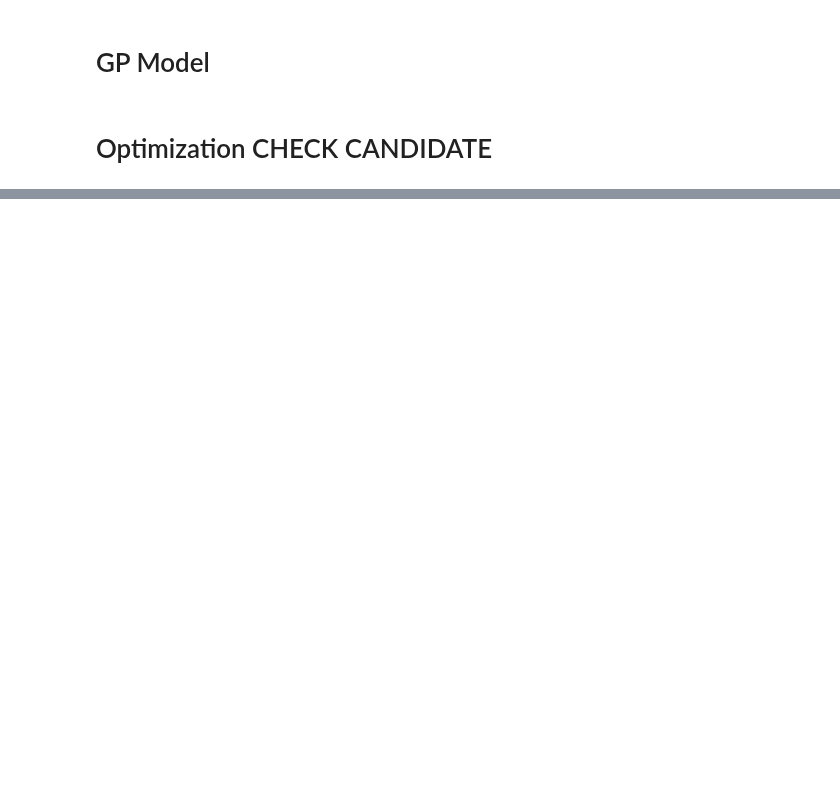
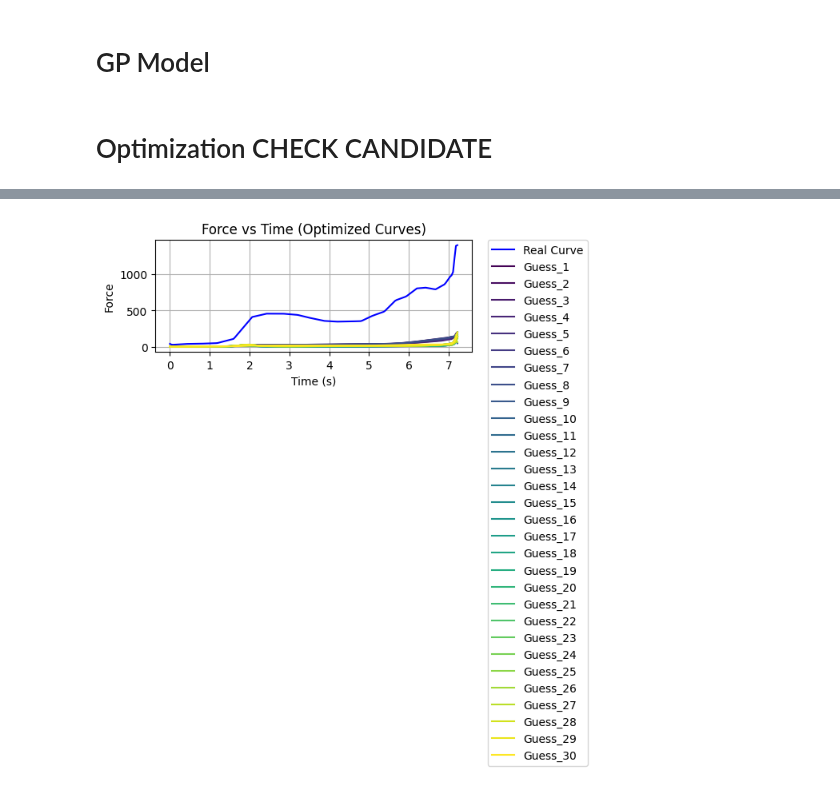
Before and after one commit to mariogov/moldflow_automation, a Jupyter notebook: Parameter_Identifier.ipynb, the cells around one changed output, grey strips where cells are left out. Cells and saved outputs as stored; diff of their text form; code cells hidden in the pictures; blank space fills up the shorter version.

Commit message:
Optimization try 07/08

```diff
--- a/Parameter_Identifier.ipynb
+++ b/Parameter_Identifier.ipynb
@@ -523,12 +494,12 @@ bounds.shape
 # Optimization CHECK CANDIDATE
 # %%
 guess_data_all_optim = {}
-num_iteration = 5
+num_iteration = 30
 iterations=[]
 
 for i in range(num_iteration):
     outcome_transform = Standardize(m=1)
-    input_transform = Normalize(d=5)
+    input_transform = Normalize(d=4)
 
     model = SingleTaskGP(train_x, train_y,train_Yvar=train_yvar, outcome_transform=outcome_transform, input_transform=input_transform)
     mll = ExactMarginalLogLikelihood(model.likelihood, model)
@@ -542,7 +513,7 @@ for i in range(num_iteration):
             acq_function=acq_func,
             bounds=bounds,
             q=1,
-            num_restarts=1000, #Helps to ensure that we find the global optimum instead of finding the local optimum
+            num_restarts=100, #Helps to ensure that we find the global optimum instead of finding the local optimum
             raw_samples=5000,  #More samples increases likelihood of finding good starting point.
     )
 
@@ -556,7 +527,7 @@ for i in range(num_iteration):
 
     PropEd = Synergy.PropertyEditor
     Prop = PropEd.FindProperty(10090,1)
-    Prop.FieldDescription(53030, f"{candidate_optim[0,0].item()}, {candidate_optim[0,1].item()}, 1e+08, 0.004, 0, 0, 0.305")
+    Prop.FieldDescription(53030, f"{candidate_optim[0,0].item()}, {candidate_optim[0,1].item()}, 1.916e+6, 0.004, 0, 0, 0.305")
     PropEd.CommitChanges("Process Conditions")
 
     # Wall Slip Parameters
@@ -579,27 +550,27 @@ for i in range(num_iteration):
     StudyDoc.SaveAs(study_name)
 
     p = subprocess.Popen(
-    [os.path.join(moldflow, "runstudy.exe"), f"G:\\Oskay Sözen\\viscosity\\optimization_{i+1}.sdy"],
+    [os.path.join(moldflow, "runstudy.exe"), f"G:\\Oskay Sözen\\Parameter\\optimization_{i+1}.sdy"],
     stdout=subprocess.PIPE,
     stderr=subprocess.STDOUT,
     )
     (output, err) = p.communicate()
 
-    time.sleep(3)
+    time.sleep(2)
 
-    Synergy.OpenProject("G:\\Oskay Sözen\\viscosity\\viscosity.mpi")         # PROJECT NAME!!!!!!!!!!!!!!!!
+    Synergy.OpenProject("G:\\Oskay Sözen\\Parameter\\Parameter.mpi")         # PROJECT NAME!!!!!!!!!!!!!!!!
     Project = Synergy.Project
     Project.OpenItemByName(f"optimization_{i+1}", "Study")
 
     # Plot Export
 
     PlotMgr = Synergy.PlotManager
-    time.sleep(3)
+    time.sleep(2)
     Plot = PlotMgr.FindPlotByName2("Press force:XY Plot", "Press force")
     Pid = Plot.GetDataID
     PlotMgr = None
     PlotMgr = Synergy.PlotManager
-    time.sleep(3)
+    time.sleep(2)
     PlotMgr.SaveResultDataInXML2( Pid, f"H:\\XMLFiles\\optimization_{i + 1}.xml", "Metric")
 
 
@@ -629,7 +600,7 @@ for i in range(num_iteration):
 
     guess_data_array = np.array([(float(x), float(y)) for x, y in guess_data])
     guess_time = guess_data_array[:, 0]
-    guess_disp = guess_data_array[:, 1]
+    guess_disp = guess_data_array[:, 1]  * 9.80665
 
     globals()[f"guess_time_{5 + num_iteration}"] = guess_time
     globals()[f"guess_disp_{5 + num_iteration}"] = guess_disp
@@ -707,0 +856,27 @@ plt.show()
+# %%
+
+num_curves = len(guess_data_all_optim)
+colormap = plt.get_cmap('viridis', num_curves)
+plt.plot(common_time, guess_force_resampled, 'b-', label='Real Curve')
+for i, (key, guess_data) in enumerate(guess_data_all_optim.items()):
+    if isinstance(guess_data[0], (list, tuple)) and len(guess_data[0]) == 2:
+        guess_data_array = np.array([(float(x), float(y)) for x, y in guess_data])
+        guess_time = guess_data_array[:, 0]
+        guess_disp = guess_data_array[:, 1]
+
+        guess_disp_resampled = np.interp(common_time, guess_time, guess_disp)
+
+        color = colormap(i)
+        plt.plot(common_time, guess_disp_resampled, color=color, label=f'Guess_{i+1}')
+
+# Finalize plot
+plt.legend(loc='best')
+plt.xlabel('Time (s)')
+plt.ylabel('Force')
+plt.title('Force vs Time (Optimized Curves)')
+plt.grid(True)
+plt.legend(loc='upper left', bbox_to_anchor=(1.05, 1), borderaxespad=0.)
+plt.tight_layout()
+plt.show()
+# %% [output]
+[figure, added]
```
Also changed, not shown: parts of 10 cells of this notebook, 2 other files.
